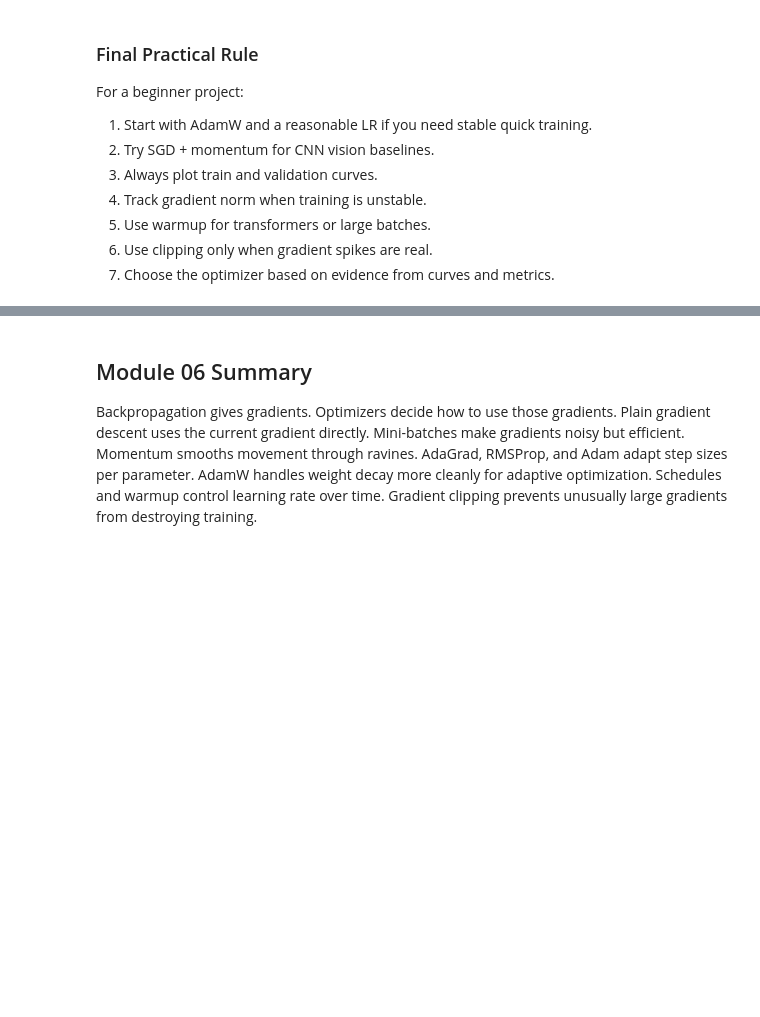
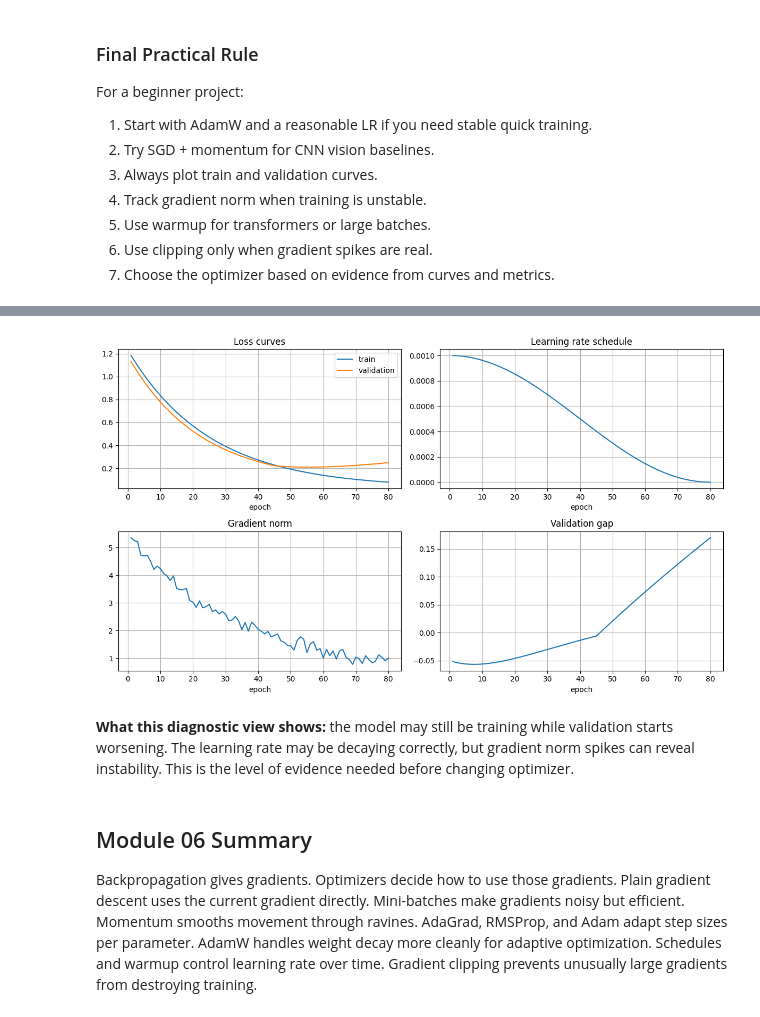
Before and after one commit to sidhu7777/Machine_Learning_Notes, a Jupyter notebook: deep_learning/modules/Module_06_Gradient_Descent_Optimizers_and_Learning_Rate_Strategy.ipynb, the cells around one changed output, grey strips where cells are left out. Saved outputs shown, nothing was run; the diff lists cells and outputs as text; code cells hidden in the pictures; blank space fills up the shorter version.

```diff
--- a/deep_learning/modules/Module_06_Gradient_Descent_Optimizers_and_Learning_Rate_Strategy.ipynb
+++ b/deep_learning/modules/Module_06_Gradient_Descent_Optimizers_and_Learning_Rate_Strategy.ipynb
@@ -941,3 +1229,27 @@ For a beginner project:
+# %%
+epochs = np.arange(1, 81)
+train_loss = 1.2*np.exp(-epochs/25)+0.03
+val_loss = 1.1*np.exp(-epochs/22)+0.08+0.004*np.maximum(epochs-45,0)
+grad_norm = 5*np.exp(-epochs/35)+0.4 + 0.15*rng.normal(size=len(epochs))
+lr_curve = 0.001 * 0.5*(1+np.cos(np.pi*epochs/epochs.max()))
+
+fig, axes = plt.subplots(2,2,figsize=(12,7))
+axes[0,0].plot(epochs, train_loss, label='train')
+axes[0,0].plot(epochs, val_loss, label='validation')
+axes[0,0].set_title('Loss curves'); axes[0,0].legend()
+axes[0,1].plot(epochs, lr_curve)
+axes[0,1].set_title('Learning rate schedule')
+axes[1,0].plot(epochs, grad_norm)
+axes[1,0].set_title('Gradient norm')
+axes[1,1].plot(epochs, val_loss-train_loss)
+axes[1,1].set_title('Validation gap')
+for ax in axes.ravel():
+    ax.set_xlabel('epoch')
+plt.tight_layout()
+# %% [output]
+[figure, added]
+# %% [markdown]
+**What this diagnostic view shows:** the model may still be training while validation starts worsening. The learning rate may be decaying correctly, but gradient norm spikes can reveal instability. This is the level of evidence needed before changing optimizer.
 # %% [markdown]
 ## Module 06 Summary
 
```
Also changed, not shown: parts of 17 cells of this notebook.
